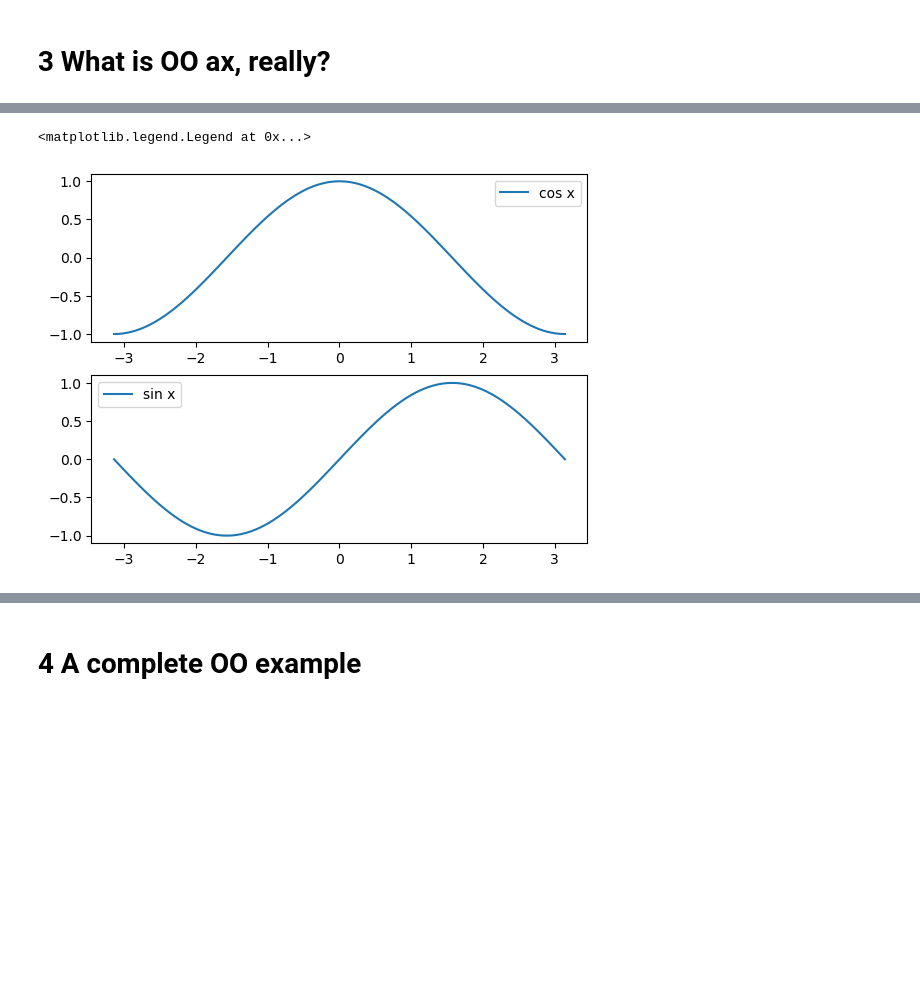
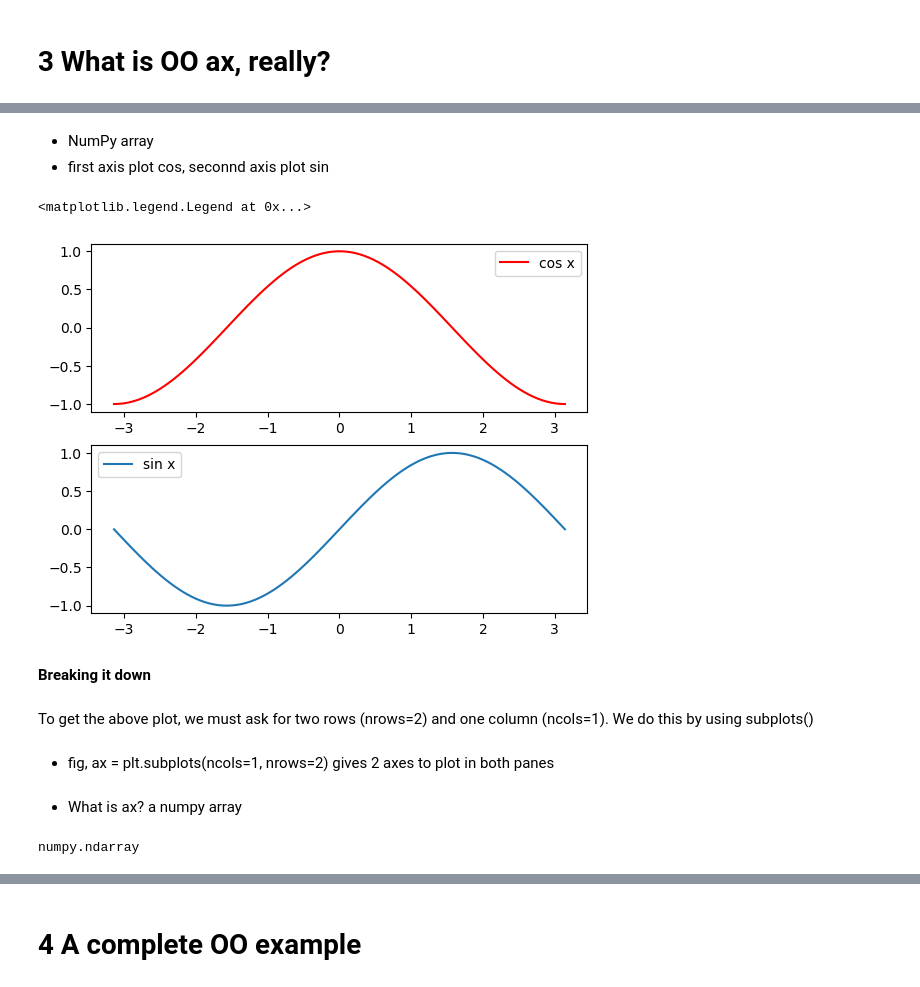
Before and after one commit to SPS-SP2273/learning-portfolio-TeresaGraceL, a Jupyter notebook: plotting/plotting_(good).ipynb, the cells around one changed output, grey strips where cells are left out. Cells and saved outputs as stored; diff of their text form; code cells hidden in the pictures; blank space fills up the shorter version.

Commit message:
READY FOR REVIEW plotting_good

```diff
--- a/plotting/plotting_(good).ipynb
+++ b/plotting/plotting_(good).ipynb
@@ -73,11 +116,26 @@ ax.legend()
+# %% [markdown]
+- NumPy array
+- first axis plot cos, seconnd axis plot sin
 # %%
 fig, ax = plt.subplots(nrows=2, ncols=1)
 
-ax[0].plot(x, cos_x, label='cos x')
+ax[0].plot(x, cos_x, label='cos x', c ='r')
 ax[1].plot(x, sin_x, label='sin x')
 
 ax[0].legend()
 ax[1].legend()
 # %% [output]
 <matplotlib.legend.Legend at 0x...>
-[figure, old version]
+[figure, new version]
+# %% [markdown]
+**Breaking it down**
+# %% [markdown]
+To get the above plot, we must ask for two rows (nrows=2) and one column (ncols=1). We do this by using subplots()
+# %% [markdown]
+- fig, ax = plt.subplots(ncols=1, nrows=2) gives 2 axes to plot in both panes
+# %% [markdown]
+- What is ax? a numpy array
+# %%
+type(ax)
+# %% [output]
+numpy.ndarray
```
Also changed, not shown: parts of 79 cells of this notebook.
